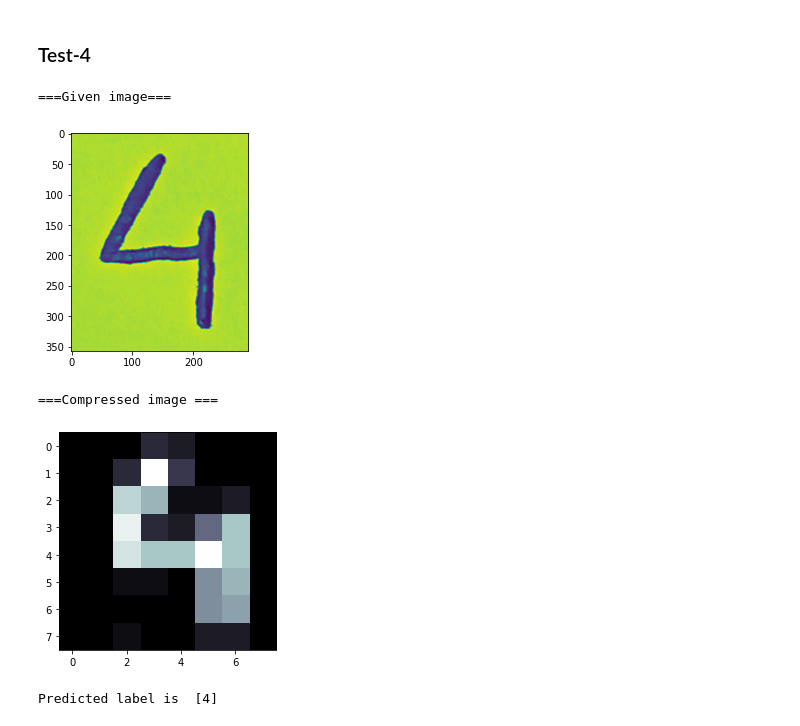
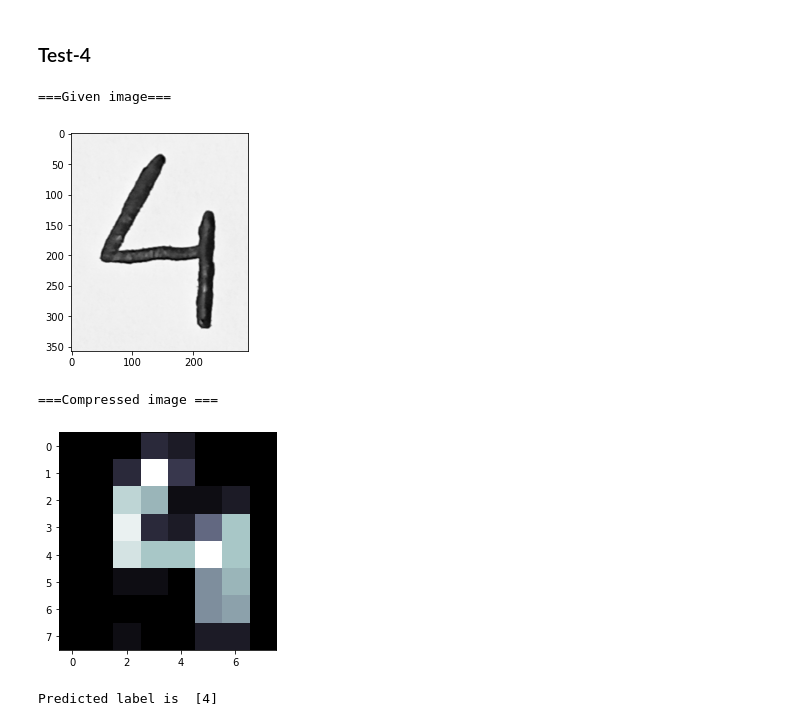
Before and after one commit to raghurama123/DataScience, a Jupyter notebook: notebooks/DS_06.ipynb, the cells around one changed output. Saved outputs shown, nothing was run; the diff lists cells and outputs as text; code cells hidden in the pictures.

```diff
--- a/notebooks/DS_06.ipynb
+++ b/notebooks/DS_06.ipynb
@@ -594,25 +594,25 @@ Predicted label is  [0]
 # %%
 from PIL import Image
 import matplotlib.pyplot as plt
 
 file='../images/handwritten/4_PB.jpeg'
 
 print('===Given image===')
 my_img=Image.open(file)
-plt.imshow(my_img)
+plt.imshow(my_img,cmap='Greys_r')
 plt.show()
 
 #=== run SVG classifer
 img,label=identify_digit(file)
 
 print('===Compressed image ===')
 plt.imshow(img, cmap=plt.cm.bone, interpolation='nearest')
 plt.show()
 
 print('Predicted label is ',label)
 # %% [output]
 ===Given image===
-[figure, old version]
+[figure, new version]
 ===Compressed image ===
 [figure]
 Predicted label is  [4]
```
Also changed, not shown: parts of 5 cells of this notebook.
